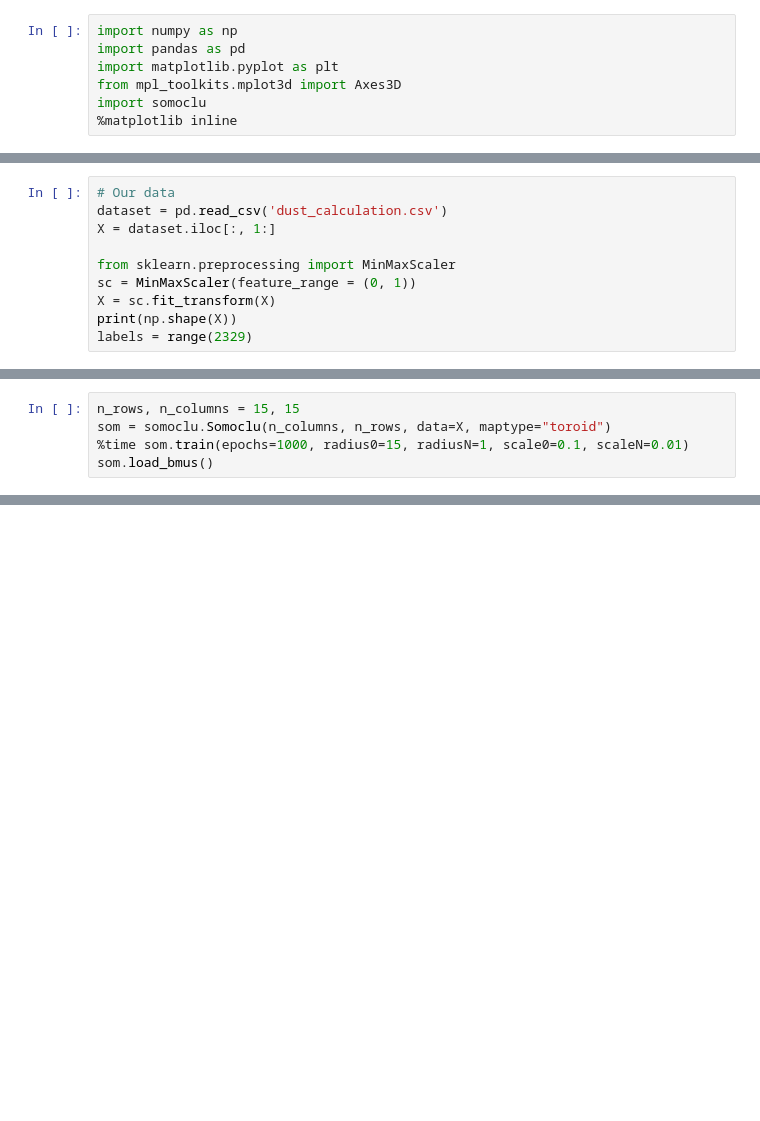
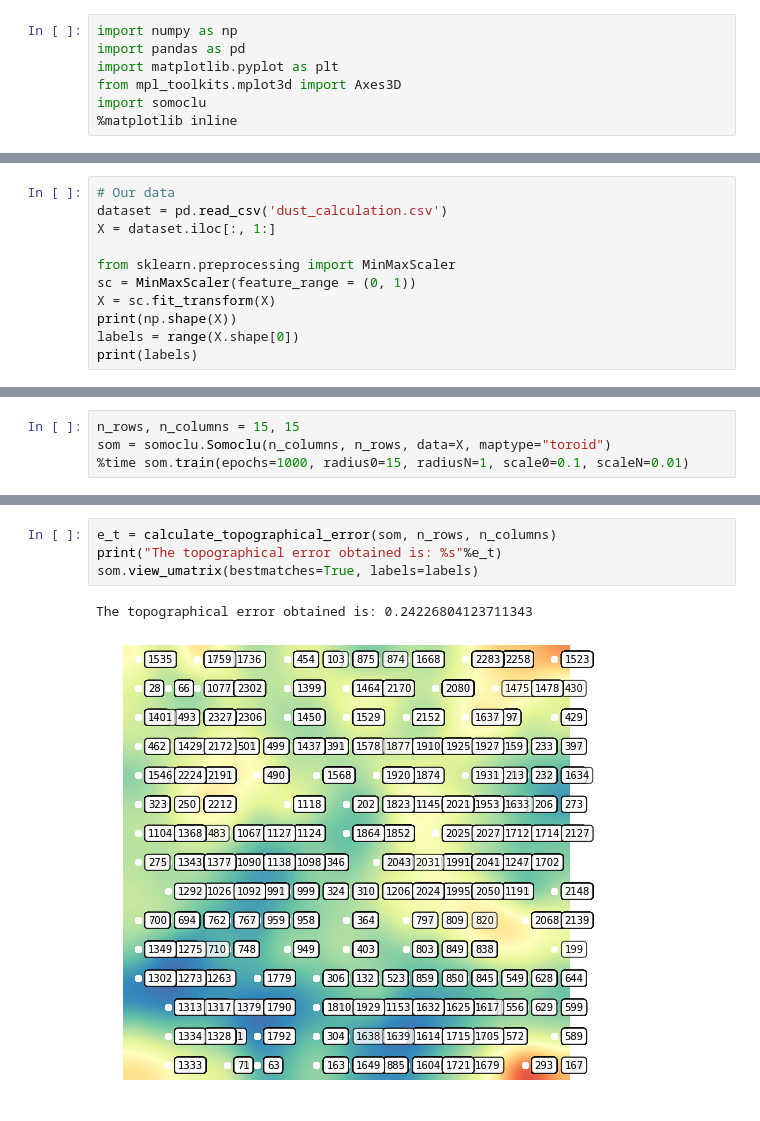
Before and after one commit to MatthewMoor/SOM-2.5PM, a Jupyter notebook: SOMv1.ipynb, the cells around one changed output, grey strips where cells are left out. Cells and saved outputs as stored; diff of their text form; blank space fills up the shorter version.

Commit message:
Print codebook, bmu, umatrix

```diff
--- a/SOMv1.ipynb
+++ b/SOMv1.ipynb
@@ -14,6 +55,7 @@ from sklearn.preprocessing import MinMaxScaler
 sc = MinMaxScaler(feature_range = (0, 1))
 X = sc.fit_transform(X)
 print(np.shape(X))
-labels = range(2329)
+labels = range(X.shape[0])
+print(labels)
 # %% [output]
 (2328, 7)
@@ -21,7 +64,6 @@ labels = range(2329)
 n_rows, n_columns = 15, 15
 som = somoclu.Somoclu(n_columns, n_rows, data=X, maptype="toroid")
 %time som.train(epochs=1000, radius0=15, radiusN=1, scale0=0.1, scaleN=0.01)
-som.load_bmus()
 # %% [output]
 Warning: passing the data in the constructor is deprecated.
 Warning: data was not float32. A 32-bit copy was made
@@ -30,0 +72,7 @@ TypeError: load_bmus() missing 1 required positional argument: 'filename'
+# %%
+e_t = calculate_topographical_error(som, n_rows, n_columns)
+print("The topographical error obtained is: %s"%e_t)
+som.view_umatrix(bestmatches=True, labels=labels)
+# %% [output]
+The topographical error obtained is: 0.24226804123711343
+[figure, added]
```
Also changed, not shown: parts of 12 cells of this notebook.
